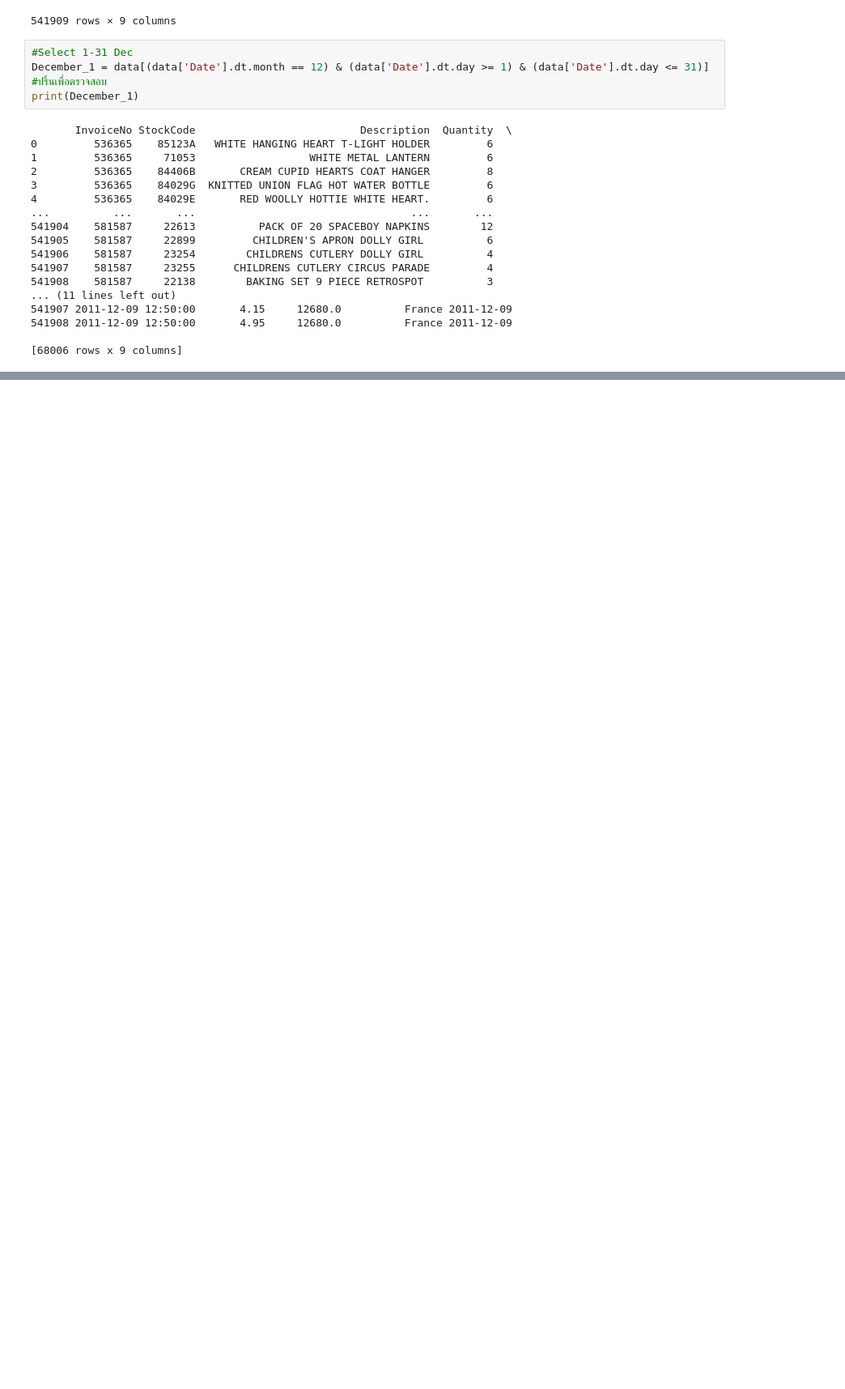
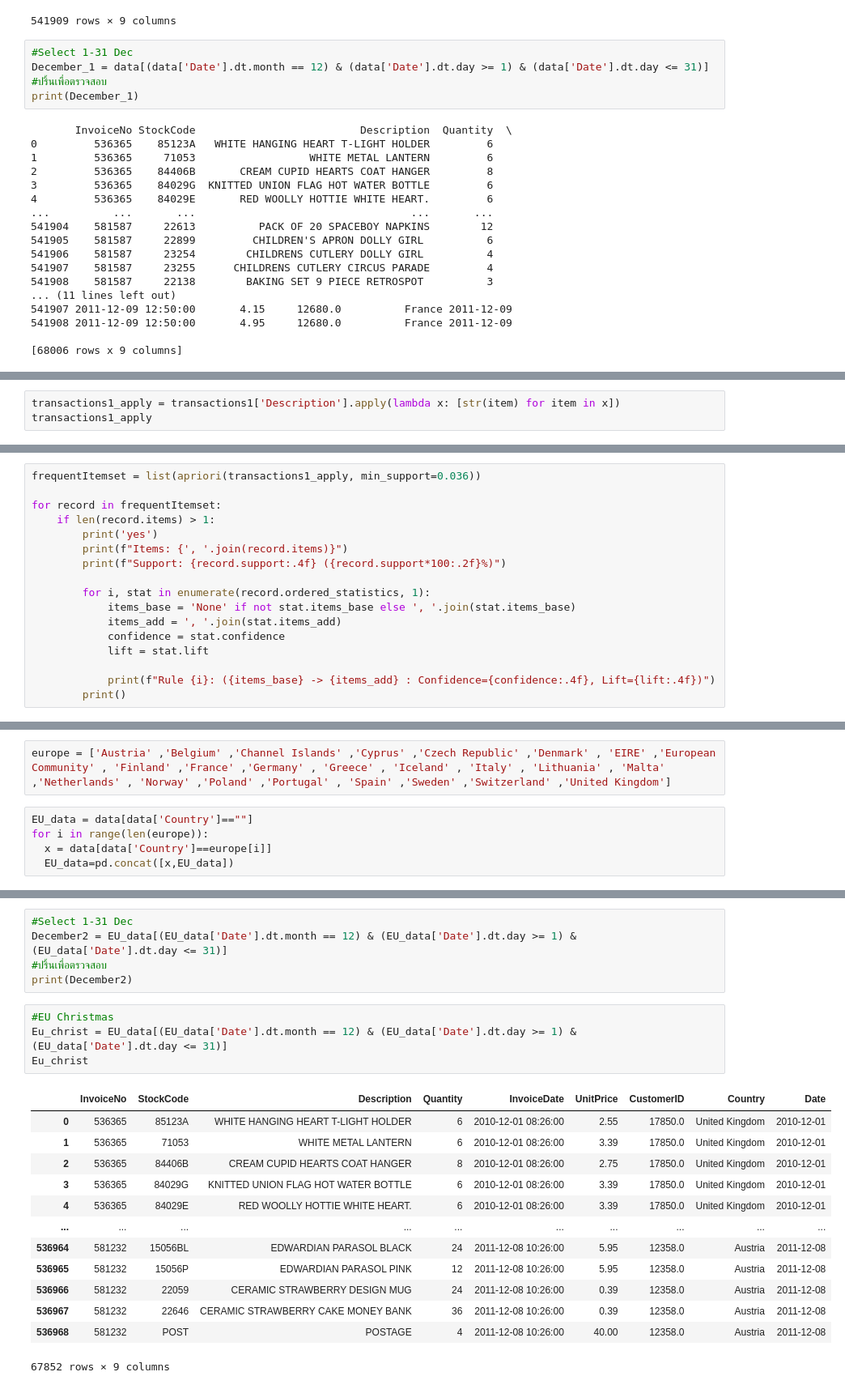
Before and after one commit to kwansawanth/BSC_DPDM23, a Jupyter notebook: Copy_of_Frequent_Patterns_(Association_Rules).ipynb, the cells around one changed output, grey strips where cells are left out. Shown: that part at 81% size. Drawn from its saved outputs; the diff is of its cells as text; blank space fills up the shorter version.

```diff
--- a/Copy_of_Frequent_Patterns_(Association_Rules).ipynb
+++ b/Copy_of_Frequent_Patterns_(Association_Rules).ipynb
@@ -285,0 +287,3 @@ Name: Description, Length: 3040, dtype: object
+# %%
+transactions1_apply = transactions1['Description'].apply(lambda x: [str(item) for item in x])
+transactions1_apply
@@ -285,0 +303,17 @@ Name: Description, Length: 3040, dtype: object
+# %%
+frequentItemset = list(apriori(transactions1_apply, min_support=0.036))
+
+for record in frequentItemset:
+    if len(record.items) > 1:
+        print('yes')
+        print(f"Items: {', '.join(record.items)}")
+        print(f"Support: {record.support:.4f} ({record.support*100:.2f}%)")
+
+        for i, stat in enumerate(record.ordered_statistics, 1):
+            items_base = 'None' if not stat.items_base else ', '.join(stat.items_base)
+            items_add = ', '.join(stat.items_add)
+            confidence = stat.confidence
+            lift = stat.lift
+
+            print(f"Rule {i}: ({items_base} -> {items_add} : Confidence={confidence:.4f}, Lift={lift:.4f})")
+        print()
@@ -285,0 +343,7 @@ Name: Description, Length: 3040, dtype: object
+# %%
+europe = ['Austria' ,'Belgium' ,'Channel Islands' ,'Cyprus' ,'Czech Republic' ,'Denmark' , 'EIRE' ,'European Community' , 'Finland' ,'France' ,'Germany' , 'Greece' , 'Iceland' , 'Italy' , 'Lithuania' , 'Malta' ,'Netherlands' , 'Norway' ,'Poland' ,'Portugal' , 'Spain' ,'Sweden' ,'Switzerland' ,'United Kingdom']
+# %%
+EU_data = data[data['Country']==""]
+for i in range(len(europe)):
+  x = data[data['Country']==europe[i]]
+  EU_data=pd.concat([x,EU_data])
@@ -285,0 +547,23 @@ Name: Description, Length: 3040, dtype: object
+# %%
+#Select 1-31 Dec
+December2 = EU_data[(EU_data['Date'].dt.month == 12) & (EU_data['Date'].dt.day >= 1) & (EU_data['Date'].dt.day <= 31)]
+#ปริ้นเพื่อตรวจสอบ
+print(December2)
+# %%
+#EU Christmas
+Eu_christ = EU_data[(EU_data['Date'].dt.month == 12) & (EU_data['Date'].dt.day >= 1) & (EU_data['Date'].dt.day <= 31)]
+Eu_christ
+# %% [output]
+|  | InvoiceNo | StockCode | Description | Quantity | InvoiceDate | UnitPrice | CustomerID | Country | Date |
+| 0 | 536365 | 85123A | WHITE HANGING HEART T-LIGHT HOLDER | 6 | 2010-12-01 08:26:00 | 2.55 | 17850.0 | United Kingdom | 2010-12-01 |
+| 1 | 536365 | 71053 | WHITE METAL LANTERN | 6 | 2010-12-01 08:26:00 | 3.39 | 17850.0 | United Kingdom | 2010-12-01 |
+| 2 | 536365 | 84406B | CREAM CUPID HEARTS COAT HANGER | 8 | 2010-12-01 08:26:00 | 2.75 | 17850.0 | United Kingdom | 2010-12-01 |
+| 3 | 536365 | 84029G | KNITTED UNION FLAG HOT WATER BOTTLE | 6 | 2010-12-01 08:26:00 | 3.39 | 17850.0 | United Kingdom | 2010-12-01 |
+| 4 | 536365 | 84029E | RED WOOLLY HOTTIE WHITE HEART. | 6 | 2010-12-01 08:26:00 | 3.39 | 17850.0 | United Kingdom | 2010-12-01 |
+| ... | ... | ... | ... | ... | ... | ... | ... | ... | ... |
+| 536964 | 581232 | 15056BL | EDWARDIAN PARASOL BLACK | 24 | 2011-12-08 10:26:00 | 5.95 | 12358.0 | Austria | 2011-12-08 |
+| 536965 | 581232 | 15056P | EDWARDIAN PARASOL PINK | 12 | 2011-12-08 10:26:00 | 5.95 | 12358.0 | Austria | 2011-12-08 |
+| 536966 | 581232 | 22059 | CERAMIC STRAWBERRY DESIGN MUG | 24 | 2011-12-08 10:26:00 | 0.39 | 12358.0 | Austria | 2011-12-08 |
+| 536967 | 581232 | 22646 | CERAMIC STRAWBERRY CAKE MONEY BANK | 36 | 2011-12-08 10:26:00 | 0.39 | 12358.0 | Austria | 2011-12-08 |
+| 536968 | 581232 | POST | POSTAGE | 4 | 2011-12-08 10:26:00 | 40.00 | 12358.0 | Austria | 2011-12-08 |
+67852 rows × 9 columns
```
Also changed, not shown: parts of 26 cells of this notebook.
